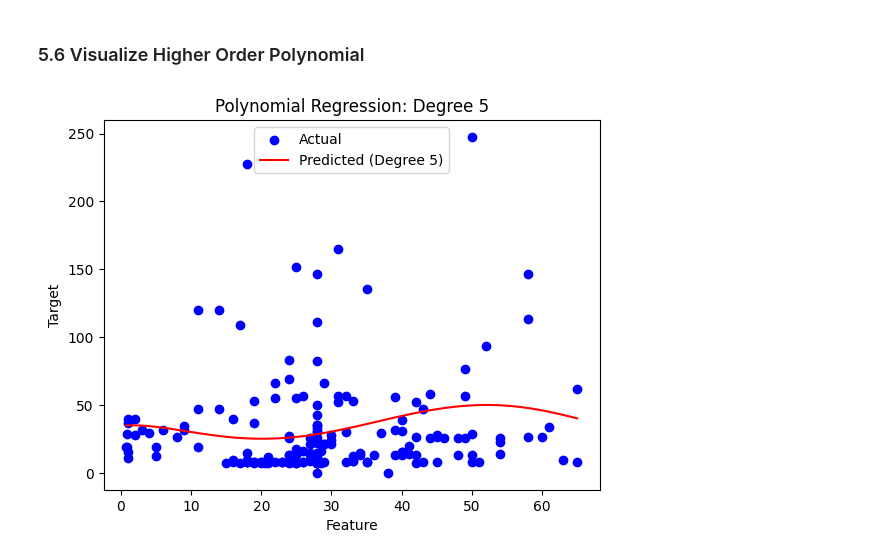
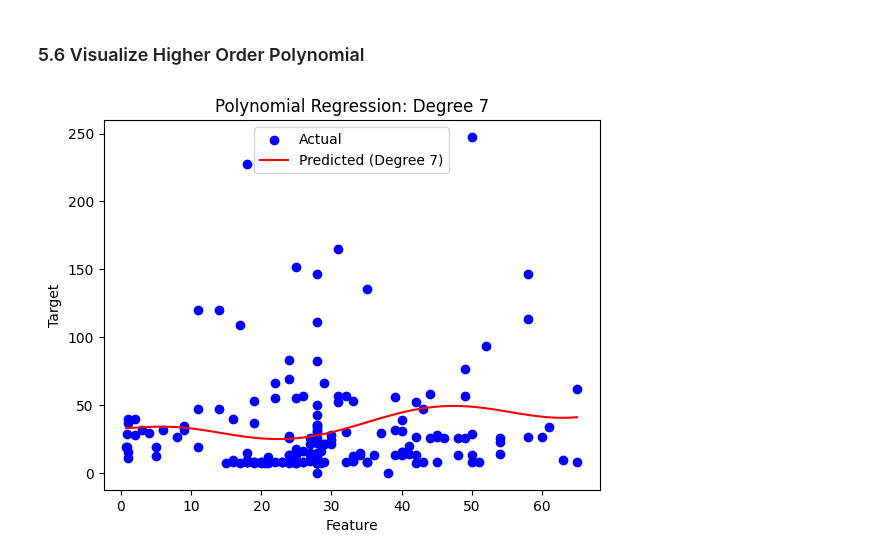
Before and after one commit to kjleopold/applied-ml-kjleopold, a Jupyter notebook: notebooks/project04/ml04_kjleopold.ipynb, the cells around one changed output. Saved outputs shown, nothing was run; the diff lists cells and outputs as text; code cells hidden in the pictures.

```diff
--- a/notebooks/project04/ml04_kjleopold.ipynb
+++ b/notebooks/project04/ml04_kjleopold.ipynb
@@ -308,30 +311,30 @@ Polynomial MAE: 20.14
 # %%
 # Choose the same single input feature (from 5.4)
 # X1_test is your test feature, y1_test is the true target
 # Pick a higher polynomial degree
-degree = 5  # you can change to 4, 6, 7, or 8
+degree = 7  # you can change to 4, 6, 7, or 8
 
 # Create polynomial features
 poly = PolynomialFeatures(degree=degree)
 X_train_poly = poly.fit_transform(X1_train)  # transform your training data
 X_test_poly = poly.transform(X1_test)        # transform your test data
 
 # Fit Linear Regression on the polynomial features
 poly_model = LinearRegression()
 poly_model.fit(X_train_poly, y1_train)
 y_pred_poly_high = poly_model.predict(X_test_poly)
 
 # Optional: smooth curve for nicer visualization
 X_plot = np.linspace(X1_test.min(), X1_test.max(), 100).reshape(-1, 1)
 y_plot = poly_model.predict(poly.transform(X_plot))
 
 # Plot
 plt.scatter(X1_test, y1_test, color='blue', label='Actual')
 plt.plot(X_plot, y_plot, color='red', label=f'Predicted (Degree {degree})')
 plt.legend()
 plt.title(f"Polynomial Regression: Degree {degree}")
 plt.xlabel("Feature")
 plt.ylabel("Target")
 plt.show()
 # %% [output]
-[figure, old version]
+[figure, new version]
```
Also changed, not shown: parts of 1 cell of this notebook.
